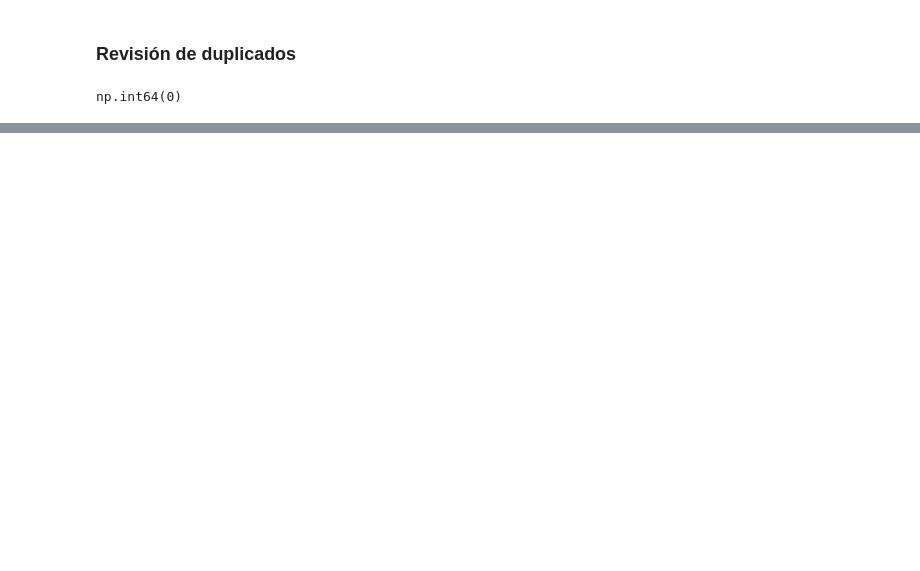
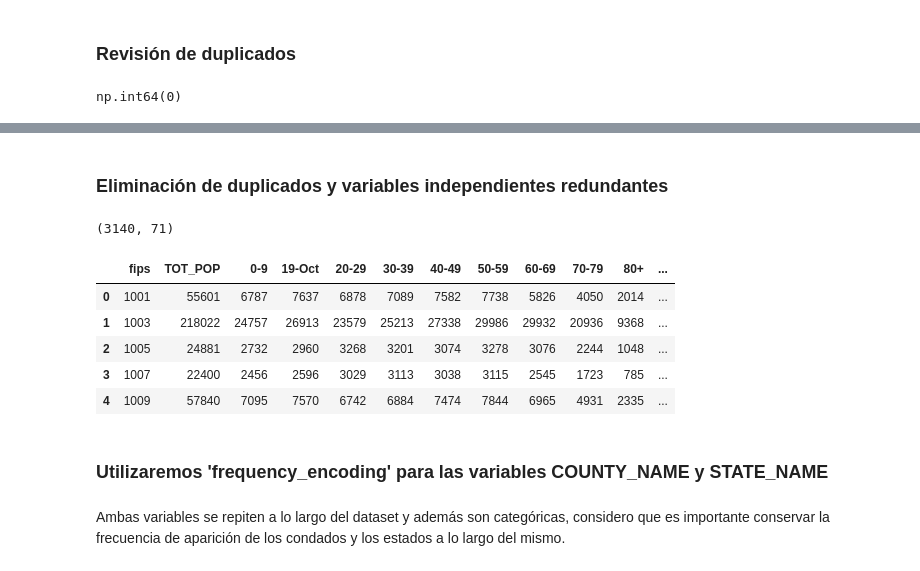
Before and after one commit to 4GeeksAcademy/MLP_regularizado, a Jupyter notebook: src/explore.ipynb, the cells around one changed output, grey strips where cells are left out. Drawn from its saved outputs; the diff is of its cells as text; code cells hidden in the pictures; blank space fills up the shorter version.

Commit message:
dataset limpio regularizacion

```diff
--- a/src/explore.ipynb
+++ b/src/explore.ipynb
@@ -142,0 +126,31 @@ np.int64(0)
+# %% [markdown]
+### Eliminación de duplicados y variables independientes redundantes
+# %%
+cols_to_drop = [
+    'POP_ESTIMATE_2018', 'Median_Household_Income_2018', '0-9 y/o % of total pop', '10-19 y/o % of total pop',
+    '20-29 y/o % of total pop', '30-39 y/o % of total pop', '40-49 y/o % of total pop', '50-59 y/o % of total pop',
+    '60-69 y/o % of total pop', '70-79 y/o % of total pop', '80+ y/o % of total pop', '% White-alone', '% Black-alone',
+    '% NA/AI-alone', '% Asian-alone', '% Hawaiian/PI-alone', '% Two or more races',
+    'Percent of adults with less than a high school diploma 2014-18', 'Percent of adults with a high school diploma only 2014-18',
+    'Percent of adults completing some college or associate\'s degree 2014-18', 'Percent of adults with a bachelor\'s degree or higher 2014-18',
+    'Percent of Population Aged 60+', 'anycondition_Lower 95% CI', 'anycondition_Upper 95% CI', 'Obesity_Lower 95% CI', 'Obesity_Upper 95% CI', 'Heart disease_Lower 95% CI',
+    'Heart disease_Upper 95% CI', 'COPD_Lower 95% CI', 'COPD_Upper 95% CI', 'diabetes_Lower 95% CI', 'diabetes_Upper 95% CI', 'CKD_Lower 95% CI', 'CKD_Upper 95% CI',
+    'CI90LBINC_2018', 'CI90UBINC_2018', 'Med_HH_Income_Percent_of_State_Total_2018'
+]
+df_drop = df.drop(columns = cols_to_drop)
+df_drop.shape
+# %% [output]
+(3140, 71)
+# %%
+df_drop.head()
+# %% [output]
+|  | fips | TOT_POP | 0-9 | 19-Oct | 20-29 | 30-39 | 40-49 | 50-59 | 60-69 | 70-79 | 80+ | ... |
+| 0 | 1001 | 55601 | 6787 | 7637 | 6878 | 7089 | 7582 | 7738 | 5826 | 4050 | 2014 | ... |
+| 1 | 1003 | 218022 | 24757 | 26913 | 23579 | 25213 | 27338 | 29986 | 29932 | 20936 | 9368 | ... |
+| 2 | 1005 | 24881 | 2732 | 2960 | 3268 | 3201 | 3074 | 3278 | 3076 | 2244 | 1048 | ... |
+| 3 | 1007 | 22400 | 2456 | 2596 | 3029 | 3113 | 3038 | 3115 | 2545 | 1723 | 785 | ... |
+| 4 | 1009 | 57840 | 7095 | 7570 | 6742 | 6884 | 7474 | 7844 | 6965 | 4931 | 2335 | ... |
+# %% [markdown]
+### Utilizaremos 'frequency_encoding' para las variables COUNTY_NAME y STATE_NAME
+# %% [markdown]
+Ambas variables se repiten a lo largo del dataset y además son categóricas, considero que es importante conservar la frecuencia de aparición de los condados y los estados a lo largo del mismo.
```
Also changed, not shown: parts of 15 cells of this notebook, 1 other file.
